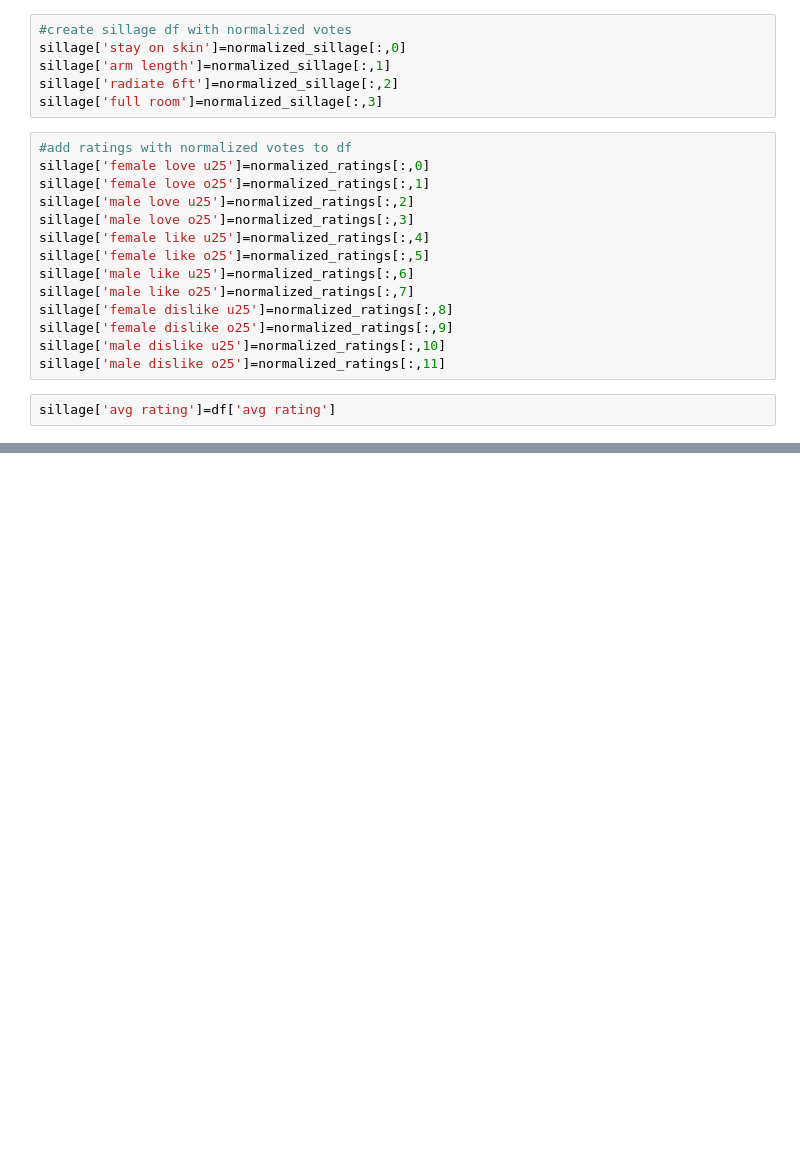
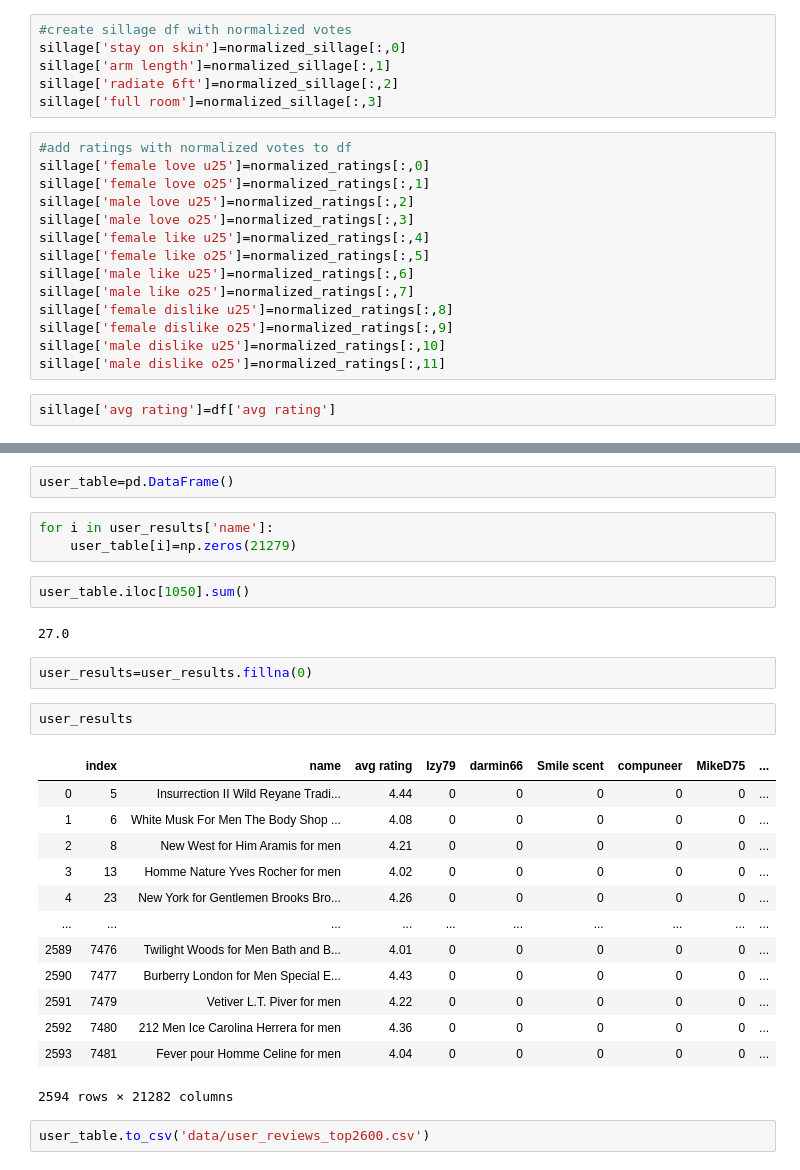
Before and after one commit to josephshanks/CologneRecommender, a Jupyter notebook: eda2.ipynb, the cells around one changed output, grey strips where cells are left out. Saved outputs shown, nothing was run; the diff lists cells and outputs as text; blank space fills up the shorter version.

Commit message:
user review

```diff
--- a/eda2.ipynb
+++ b/eda2.ipynb
@@ -130,0 +225,29 @@ plt.scatter(rates,skin_score)
+# %%
+user_table=pd.DataFrame()
+# %%
+for i in user_results['name']:
+    user_table[i]=np.zeros(21279)
+# %%
+user_table.iloc[1050].sum()
+# %% [output]
+27.0
+# %%
+user_results=user_results.fillna(0)
+# %%
+user_results
+# %% [output]
+|  | index | name | avg rating | Izy79 | darmin66 | Smile scent | compuneer | MikeD75 | ... |
+| 0 | 5 | Insurrection II Wild Reyane Tradi... | 4.44 | 0 | 0 | 0 | 0 | 0 | ... |
+| 1 | 6 | White Musk For Men The Body Shop ... | 4.08 | 0 | 0 | 0 | 0 | 0 | ... |
+| 2 | 8 | New West for Him Aramis for men | 4.21 | 0 | 0 | 0 | 0 | 0 | ... |
+| 3 | 13 | Homme Nature Yves Rocher for men | 4.02 | 0 | 0 | 0 | 0 | 0 | ... |
+| 4 | 23 | New York for Gentlemen Brooks Bro... | 4.26 | 0 | 0 | 0 | 0 | 0 | ... |
+| ... | ... | ... | ... | ... | ... | ... | ... | ... | ... |
+| 2589 | 7476 | Twilight Woods for Men Bath and B... | 4.01 | 0 | 0 | 0 | 0 | 0 | ... |
+| 2590 | 7477 | Burberry London for Men Special E... | 4.43 | 0 | 0 | 0 | 0 | 0 | ... |
+| 2591 | 7479 | Vetiver L.T. Piver for men | 4.22 | 0 | 0 | 0 | 0 | 0 | ... |
+| 2592 | 7480 | 212 Men Ice Carolina Herrera for men | 4.36 | 0 | 0 | 0 | 0 | 0 | ... |
+| 2593 | 7481 | Fever pour Homme Celine for men | 4.04 | 0 | 0 | 0 | 0 | 0 | ... |
+2594 rows × 21282 columns
+# %%
+user_table.to_csv('data/user_reviews_top2600.csv')
```
Also changed, not shown: parts of 31 cells of this notebook, 2 other files.
